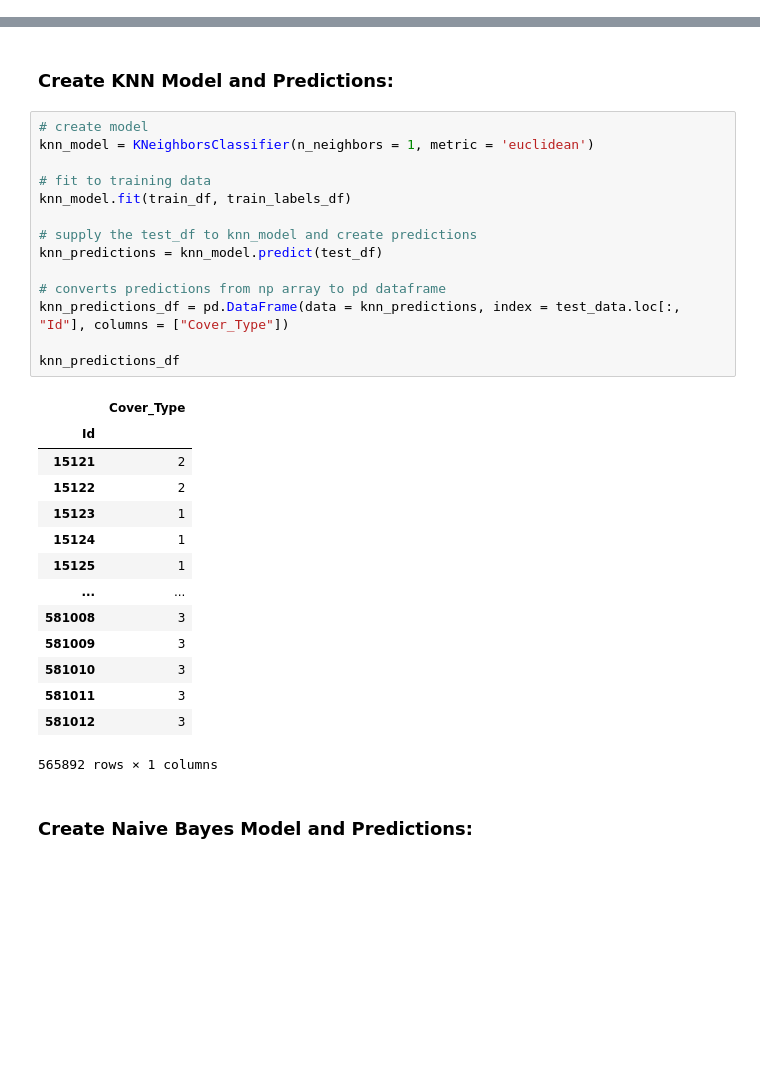
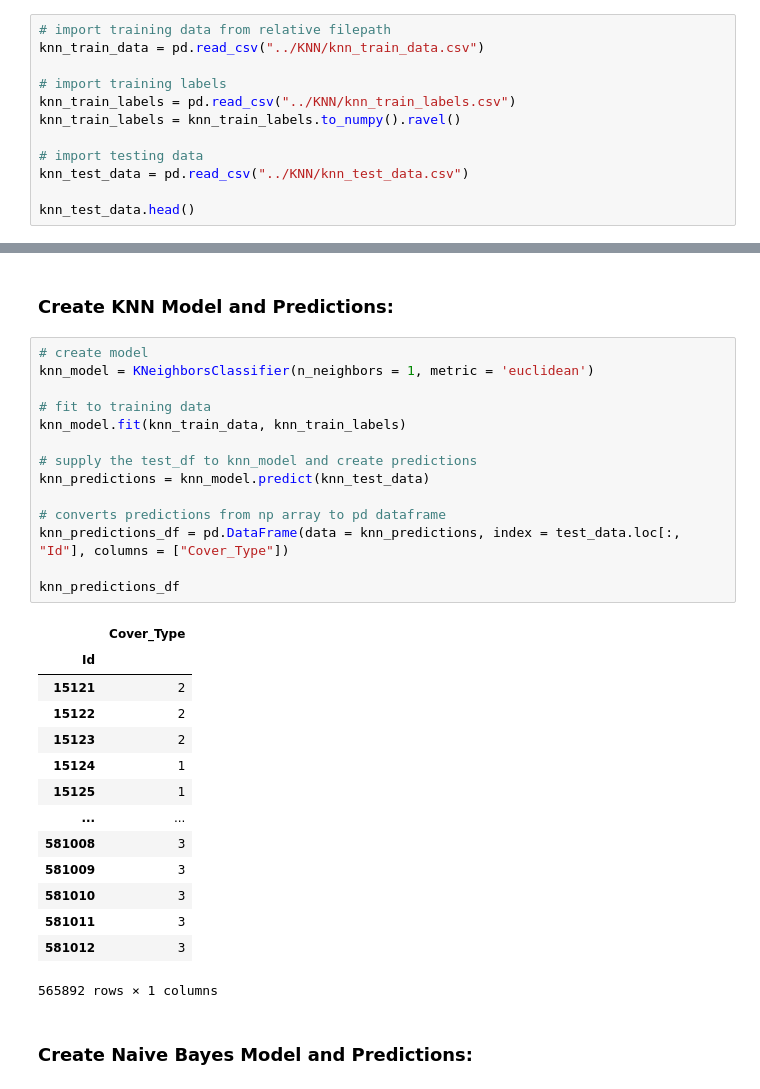
Before and after one commit to aidan-jackson-data/Forest-Cover-Type-Prediction, a Jupyter notebook: Models/Bagging Ensemble/BaggingEnsemble.ipynb, the cells around one changed output, grey strips where cells are left out. Saved outputs shown, nothing was run; the diff lists cells and outputs as text; blank space fills up the shorter version.

```diff
--- a/Models/Bagging Ensemble/BaggingEnsemble.ipynb
+++ b/Models/Bagging Ensemble/BaggingEnsemble.ipynb
@@ -100,3 +100,15 @@ dt_test_data = pd.read_csv("../PCA/total_distance_convert_test.csv")
 dt_train_data = dt_train_data.to_numpy()
 dt_test_data = dt_test_data.drop(columns=["Id"]).to_numpy()
 dt_train_labels = dt_train_labels.to_numpy().ravel()
+# %%
+# import training data from relative filepath
+knn_train_data = pd.read_csv("../KNN/knn_train_data.csv")
+
+# import training labels
+knn_train_labels = pd.read_csv("../KNN/knn_train_labels.csv")
+knn_train_labels = knn_train_labels.to_numpy().ravel()
+
+# import testing data
+knn_test_data = pd.read_csv("../KNN/knn_test_data.csv")
+
+knn_test_data.head()
@@ -105,23 +125,23 @@ dt_train_labels = dt_train_labels.to_numpy().ravel()
 # %%
 # create model
 knn_model = KNeighborsClassifier(n_neighbors = 1, metric = 'euclidean')
 
 # fit to training data
-knn_model.fit(train_df, train_labels_df)
+knn_model.fit(knn_train_data, knn_train_labels)
 
 # supply the test_df to knn_model and create predictions
-knn_predictions = knn_model.predict(test_df)
+knn_predictions = knn_model.predict(knn_test_data)
 
 # converts predictions from np array to pd dataframe
 knn_predictions_df = pd.DataFrame(data = knn_predictions, index = test_data.loc[:, "Id"], columns = ["Cover_Type"])
 
 knn_predictions_df
 # %% [output]
 |  | Cover_Type |
 | Id |  |
 | 15121 | 2 |
 | 15122 | 2 |
-| 15123 | 1 |
+| 15123 | 2 |
 | 15124 | 1 |
 | 15125 | 1 |
 | ... | ... |
```
Also changed, not shown: parts of 3 cells of this notebook, 13 other files.
